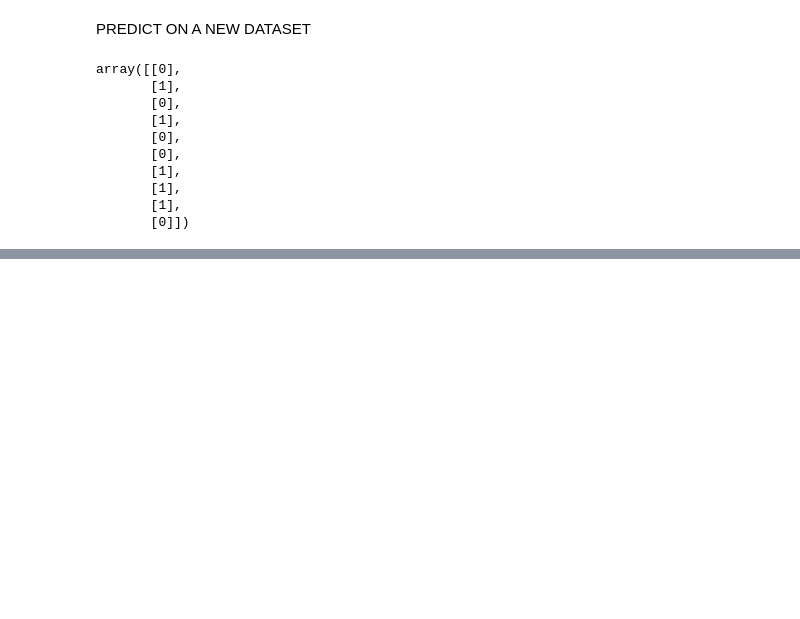
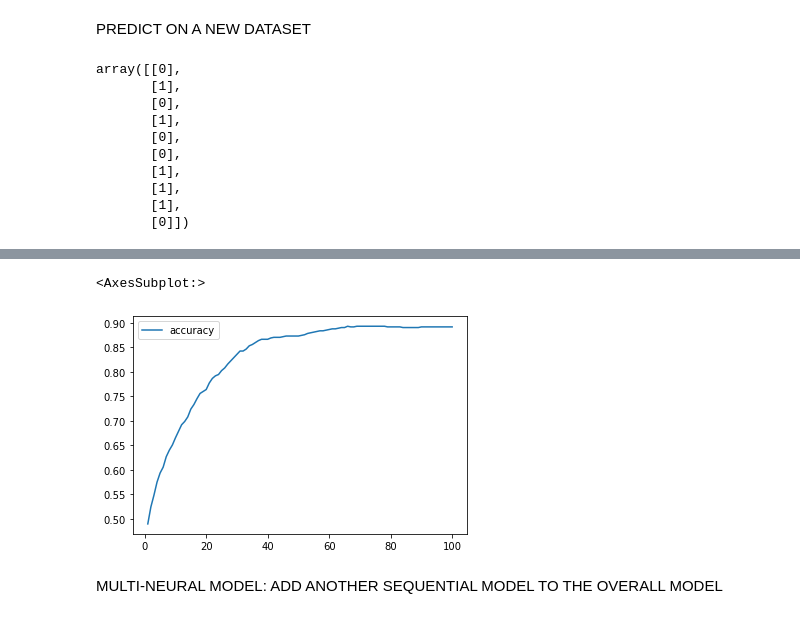
Before and after one commit to DALeske/neuralnet, a Jupyter notebook: neuro_temp.ipynb, the cells around one changed output, grey strips where cells are left out. Cells and saved outputs as stored; diff of their text form; code cells hidden in the pictures; blank space fills up the shorter version.

```diff
--- a/neuro_temp.ipynb
+++ b/neuro_temp.ipynb
@@ -134,0 +199,8 @@ array([[0],
+# %%
+# Plot the accuracy
+history_df.plot(y='accuracy')
+# %% [output]
+<AxesSubplot:>
+[figure, added]
+# %% [markdown]
+MULTI-NEURAL MODEL: ADD ANOTHER SEQUENTIAL MODEL TO THE OVERALL MODEL
```
Also changed, not shown: parts of 12 cells of this notebook, 6 other files.
